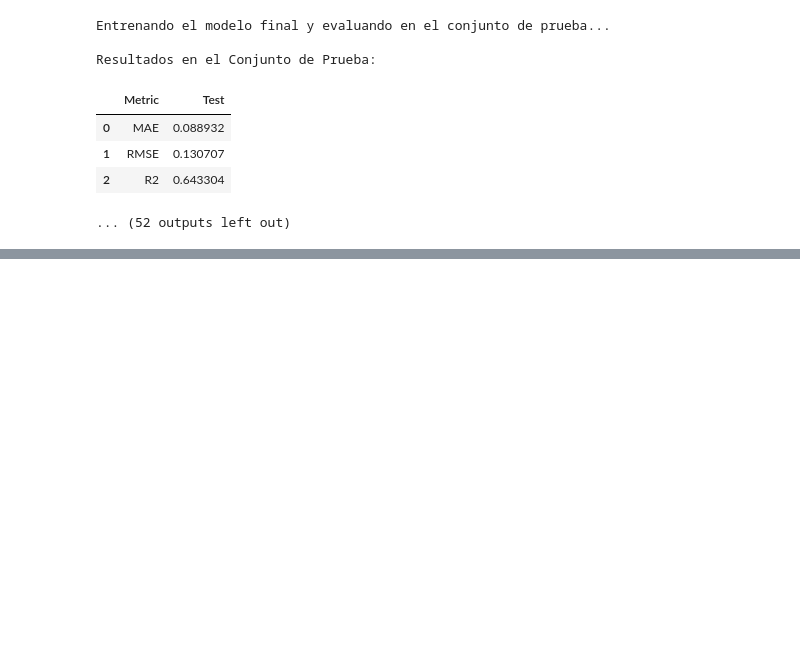
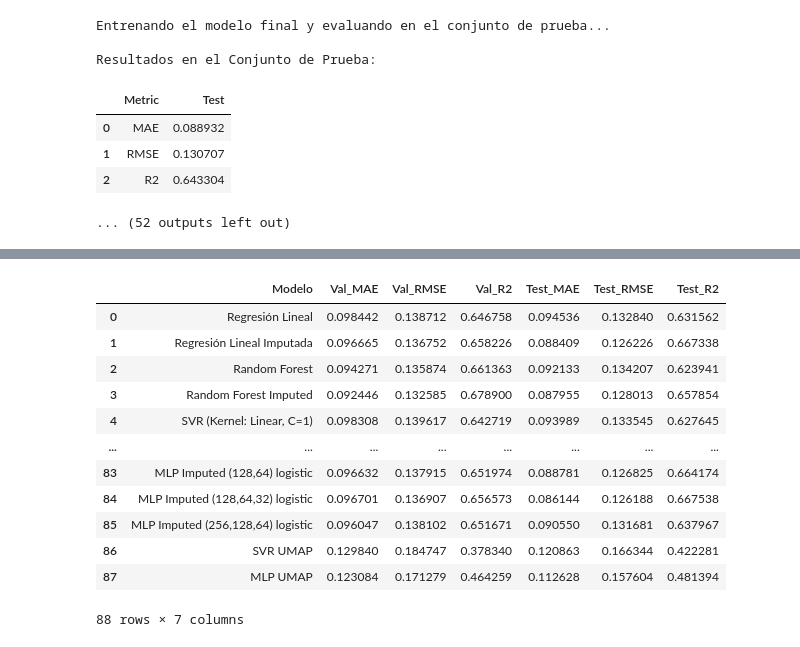
Before and after one commit to josemesa0112/machine-learning-repository, a Jupyter notebook: Machine_Learning_applied_to_Crime_Prediction.ipynb, the cells around one changed output, grey strips where cells are left out. Cells and saved outputs as stored; diff of their text form; code cells hidden in the pictures; blank space fills up the shorter version.

```diff
--- a/Machine_Learning_applied_to_Crime_Prediction.ipynb
+++ b/Machine_Learning_applied_to_Crime_Prediction.ipynb
@@ -1818,0 +2298,16 @@ Resultados en el Conjunto de Prueba:
+# %%
+display(master_results_df)
+# %% [output]
+|  | Modelo | Val_MAE | Val_RMSE | Val_R2 | Test_MAE | Test_RMSE | Test_R2 |
+| 0 | Regresión Lineal | 0.098442 | 0.138712 | 0.646758 | 0.094536 | 0.132840 | 0.631562 |
+| 1 | Regresión Lineal Imputada | 0.096665 | 0.136752 | 0.658226 | 0.088409 | 0.126226 | 0.667338 |
+| 2 | Random Forest | 0.094271 | 0.135874 | 0.661363 | 0.092133 | 0.134207 | 0.623941 |
+| 3 | Random Forest Imputed | 0.092446 | 0.132585 | 0.678900 | 0.087955 | 0.128013 | 0.657854 |
+| 4 | SVR (Kernel: Linear, C=1) | 0.098308 | 0.139617 | 0.642719 | 0.093989 | 0.133545 | 0.627645 |
+| ... | ... | ... | ... | ... | ... | ... | ... |
+| 83 | MLP Imputed (128,64) logistic | 0.096632 | 0.137915 | 0.651974 | 0.088781 | 0.126825 | 0.664174 |
+| 84 | MLP Imputed (128,64,32) logistic | 0.096701 | 0.136907 | 0.656573 | 0.086144 | 0.126188 | 0.667538 |
+| 85 | MLP Imputed (256,128,64) logistic | 0.096047 | 0.138102 | 0.651671 | 0.090550 | 0.131681 | 0.637967 |
+| 86 | SVR UMAP | 0.129840 | 0.184747 | 0.378340 | 0.120863 | 0.166344 | 0.422281 |
+| 87 | MLP UMAP | 0.123084 | 0.171279 | 0.464259 | 0.112628 | 0.157604 | 0.481394 |
+88 rows × 7 columns
```
Also changed, not shown: parts of 26 cells of this notebook.
